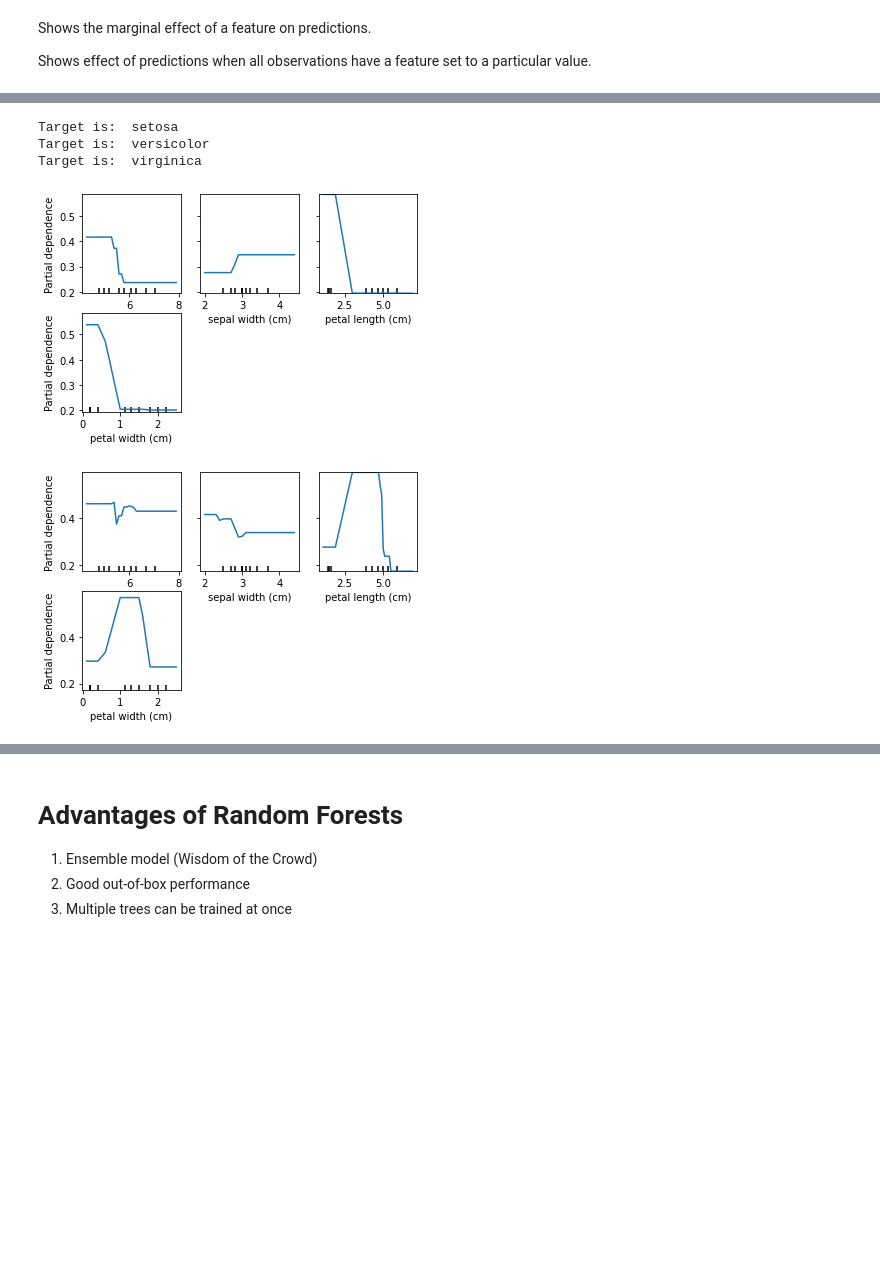
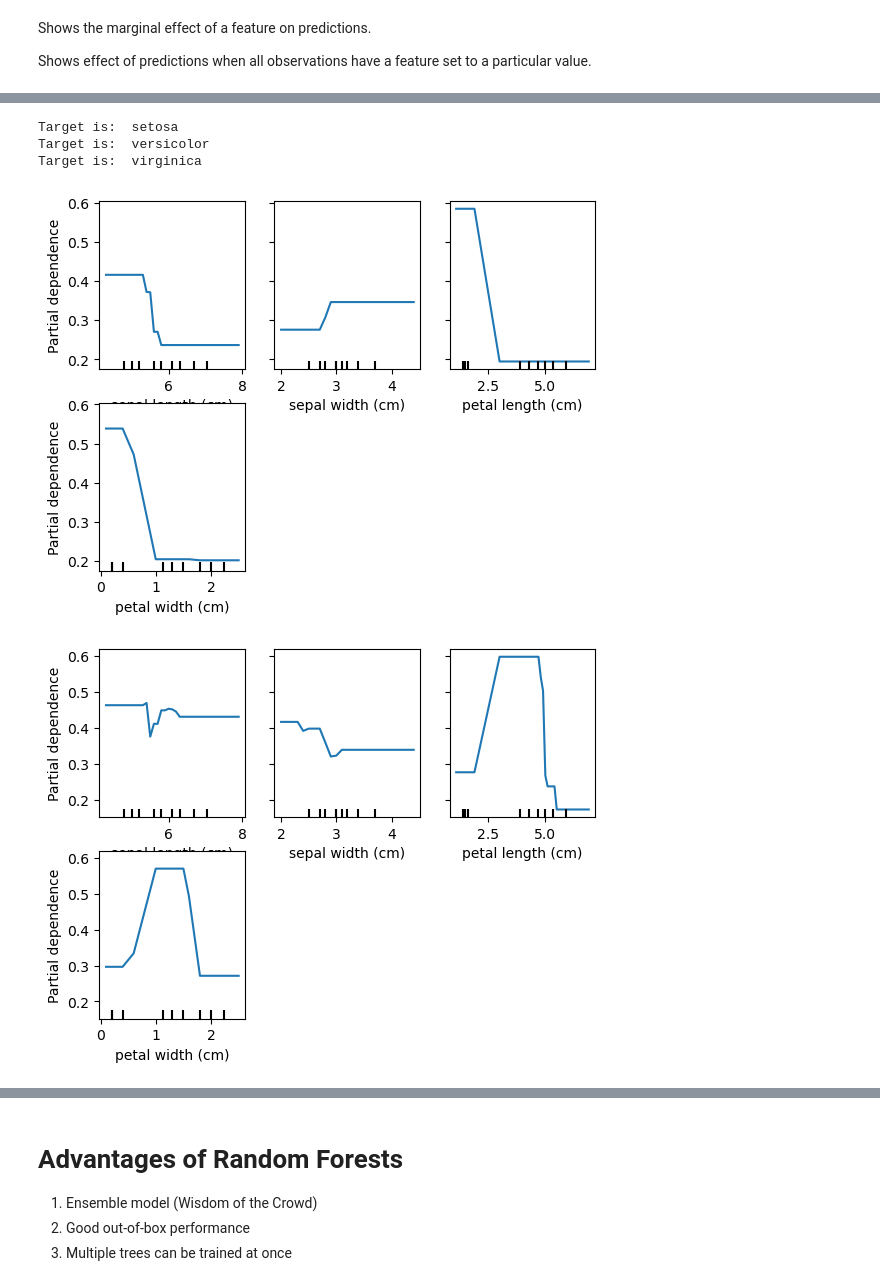
Before and after one commit to dlumian/Random_Forest, a Jupyter notebook: Random_Forest.ipynb, the cells around one changed output, grey strips where cells are left out. Saved outputs shown, nothing was run; the diff lists cells and outputs as text; code cells hidden in the pictures; blank space fills up the shorter version.

```diff
--- a/Random_Forest.ipynb
+++ b/Random_Forest.ipynb
@@ -250,10 +254,11 @@ plot_partial_dependence(rf, X_train, ['petal length (cm)'], target='setosa')
 # %%
 for target in data.target_names:
     print('Target is: ', target)
-    plot_partial_dependence(rf, X_train, data.feature_names, target=target)
+    # plot_partial_dependence(rf, X_train, data.feature_names, target=target)
+    PartialDependenceDisplay.from_estimator(rf, X_train, data.feature_names, target=target)
 # %% [output]
 Target is:  setosa
 Target is:  versicolor
 Target is:  virginica
-[figure, old version]
+[figure, new version]
-[figure, old version]
+[figure, new version]
```
Also changed, not shown: parts of 15 cells of this notebook, 1 other file.
